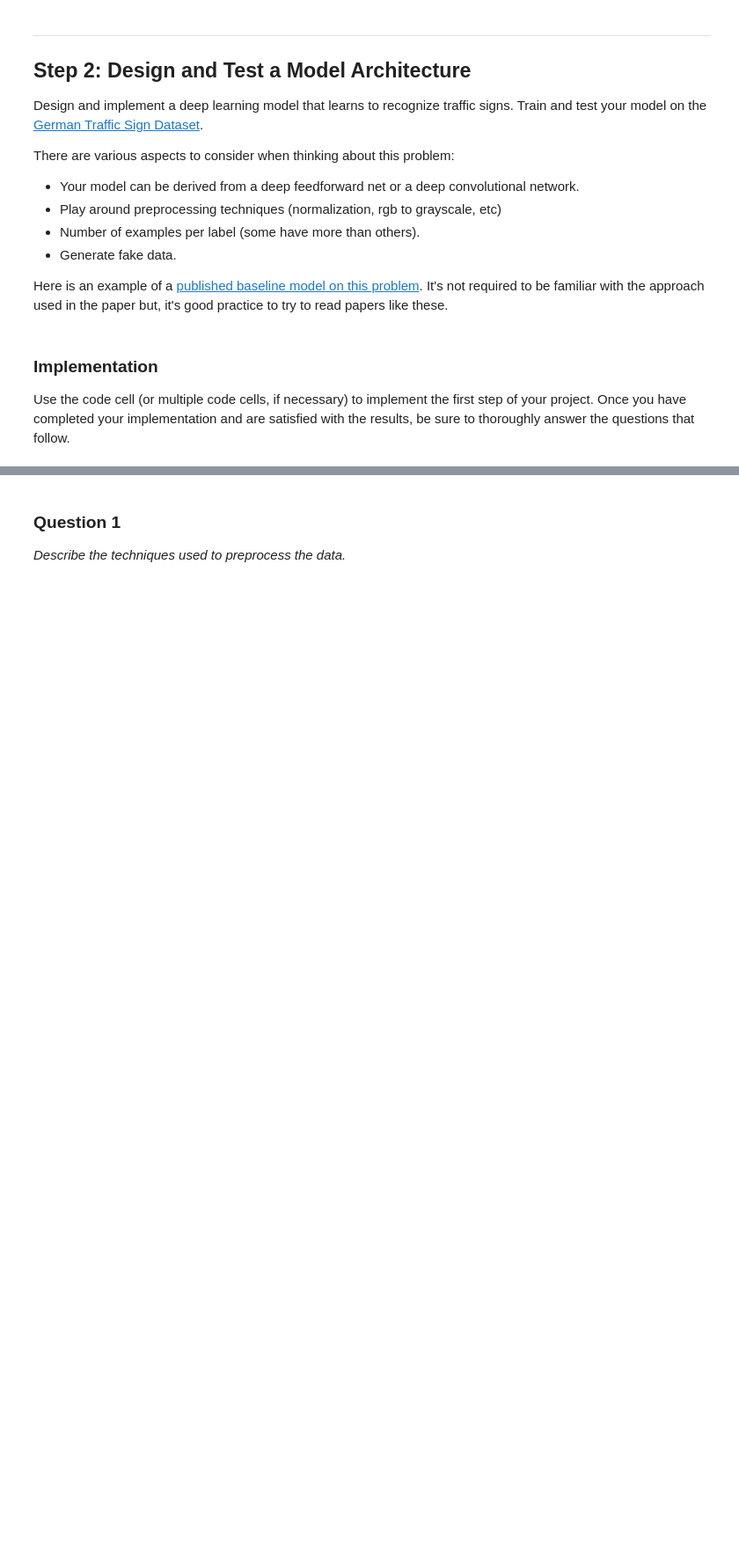
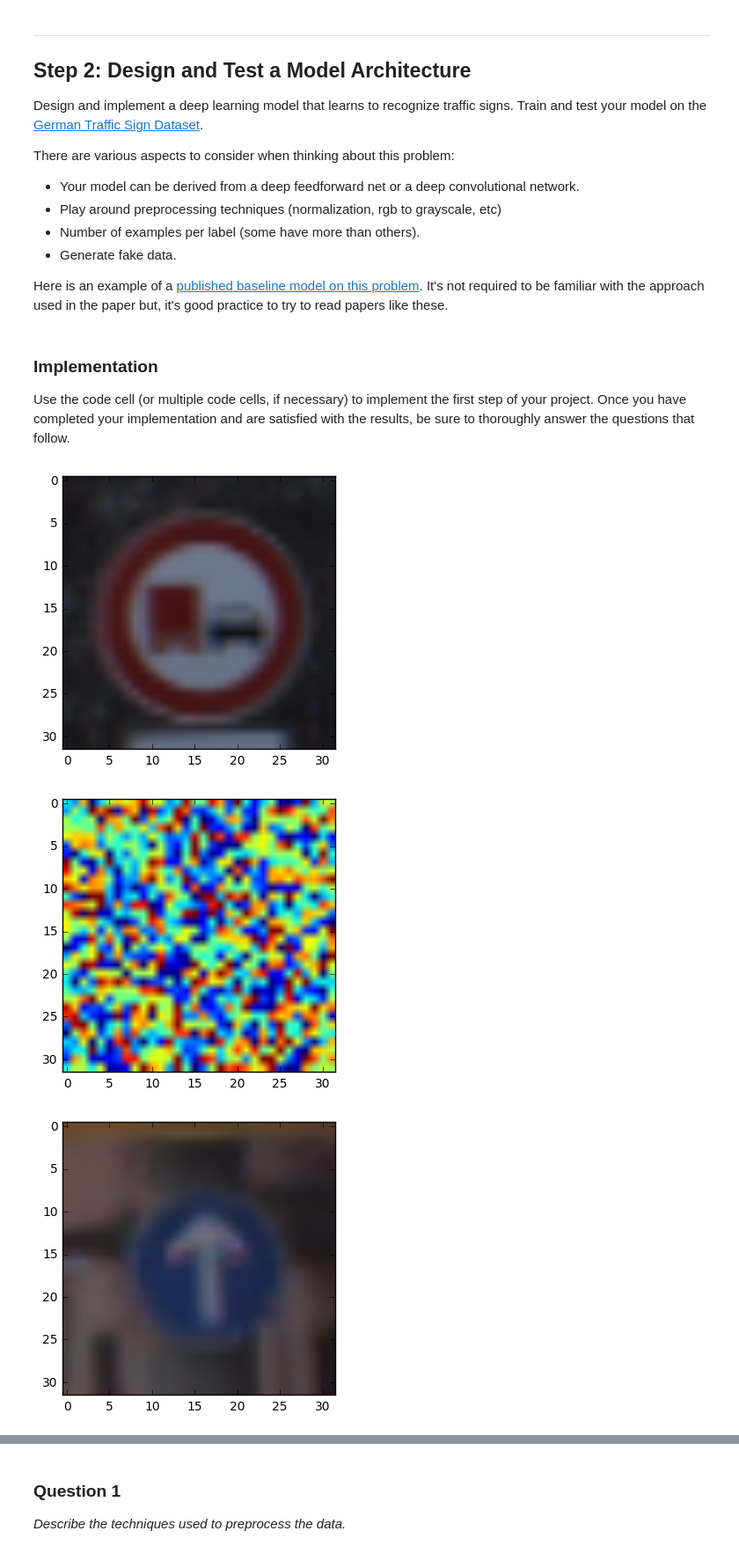
Before and after one commit to MWransky/traffic-signs, a Jupyter notebook: Traffic_Signs_Recognition.ipynb, the cells around one changed output, grey strips where cells are left out. Shown: that part at 88% size. Cells and saved outputs as stored; diff of their text form; code cells hidden in the pictures; blank space fills up the shorter version.

Commit message:
preprocessing routine

```diff
--- a/Traffic_Signs_Recognition.ipynb
+++ b/Traffic_Signs_Recognition.ipynb
@@ -129,0 +162,32 @@ Use the code cell (or multiple code cells, if necessary) to implement the first
+# %%
+import time
+from tqdm import tqdm
+def preprocess_batch(images):
+    imgs = np.zeros((images.shape[0], images.shape[1], images.shape[2]))
+    for i in tqdm(range(images.shape[0])):
+        imgs[i] = preprocess(images[i])
+    return imgs
+# %%
+X_train_processed = preprocess_batch(X_train)
+# %%
+X_test_processed = preprocess_batch(X_test)
+# %%
+# Check to see if preprocessing was successful
+# Pick a random image from each dataset
+plt.figure(1)
+plt.imshow(X_train[15232])
+
+plt.figure(2)
+plt.imshow(X_train_processed[15232])
+
+plt.figure(3)
+plt.imshow(X_test[1243])
+
+plt.figure(4)
+plt.imshow(X_test_processed[1243])
+
+plt.show()
+# %% [output]
+[figure, added]
+[figure, added]
+[figure, added]
```
Also changed, not shown: parts of 4 cells of this notebook.
